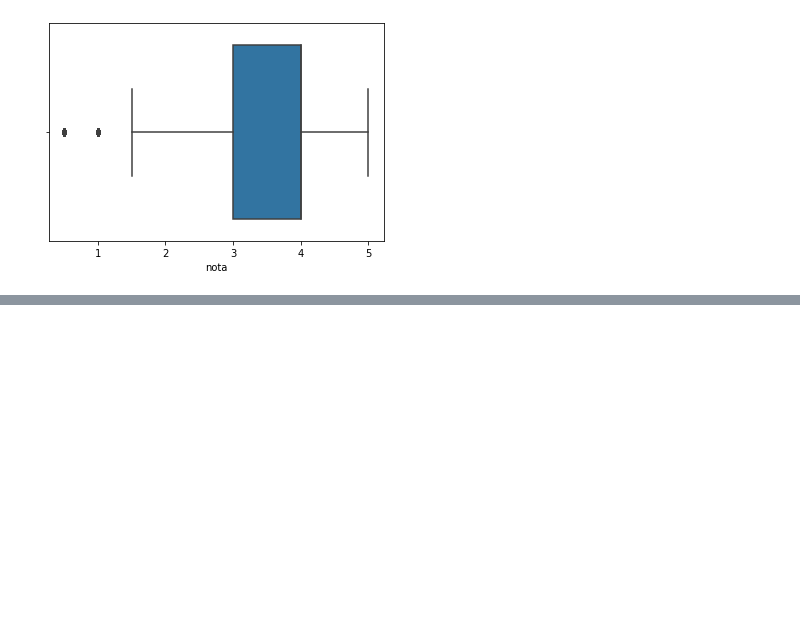
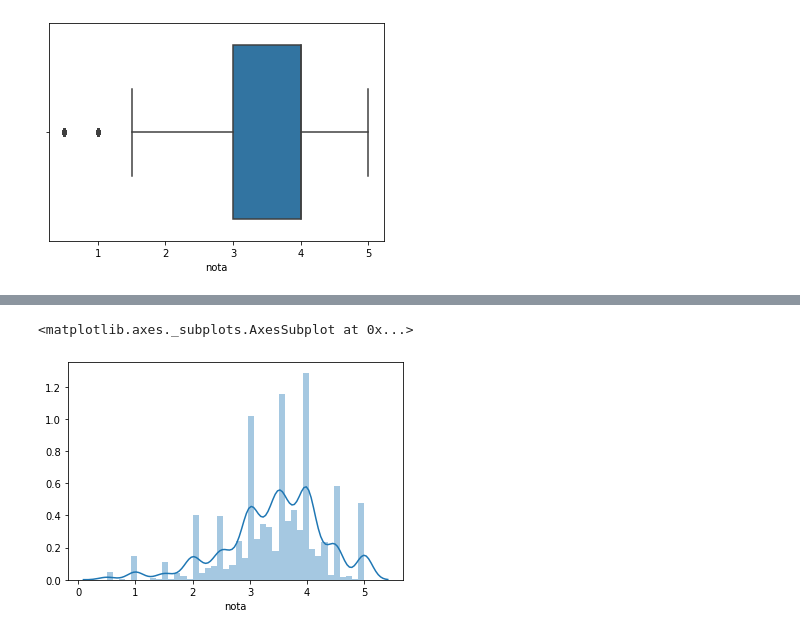
Before and after one commit to rsousadev/DataScienceIntro, a Jupyter notebook: Introdução_a_Data_Science.ipynb, the cells around one changed output, grey strips where cells are left out. Drawn from its saved outputs; the diff is of its cells as text; code cells hidden in the pictures; blank space fills up the shorter version.

```diff
--- a/Introdução_a_Data_Science.ipynb
+++ b/Introdução_a_Data_Science.ipynb
@@ -99,0 +155,5 @@ sns.boxplot(notes.nota)
+# %%
+sns.distplot(films_mean)
+# %% [output]
+<matplotlib.axes._subplots.AxesSubplot at 0x...>
+[figure, added]
```
Also changed, not shown: parts of 12 cells of this notebook.
